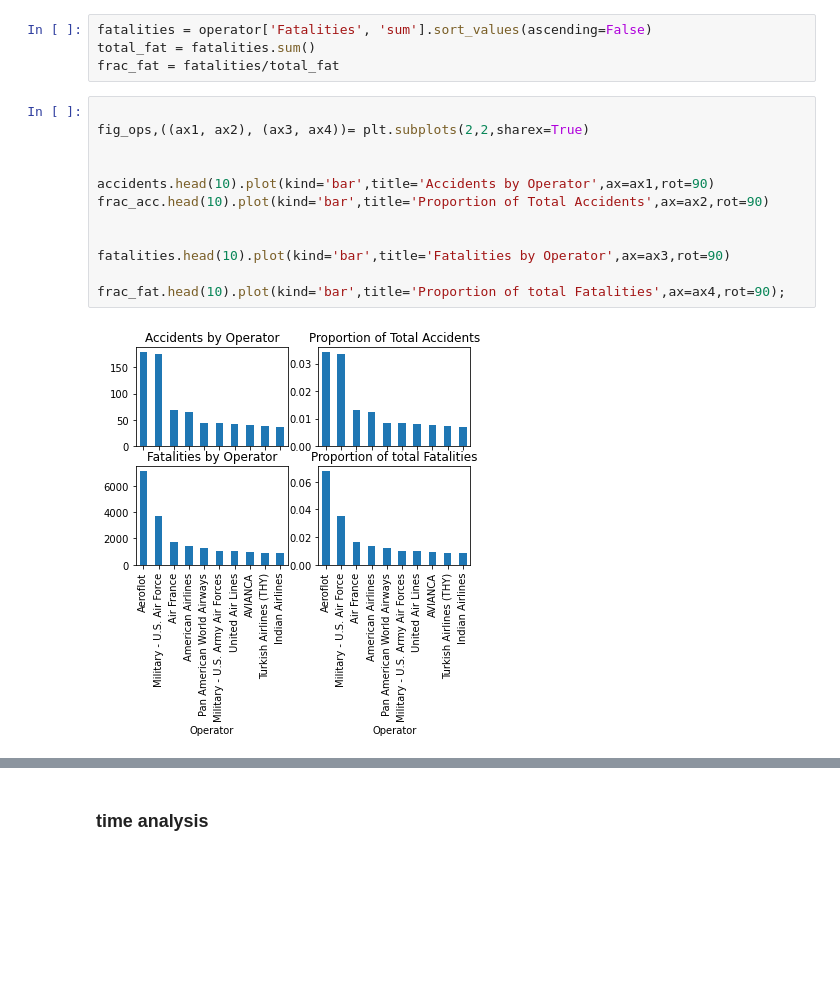
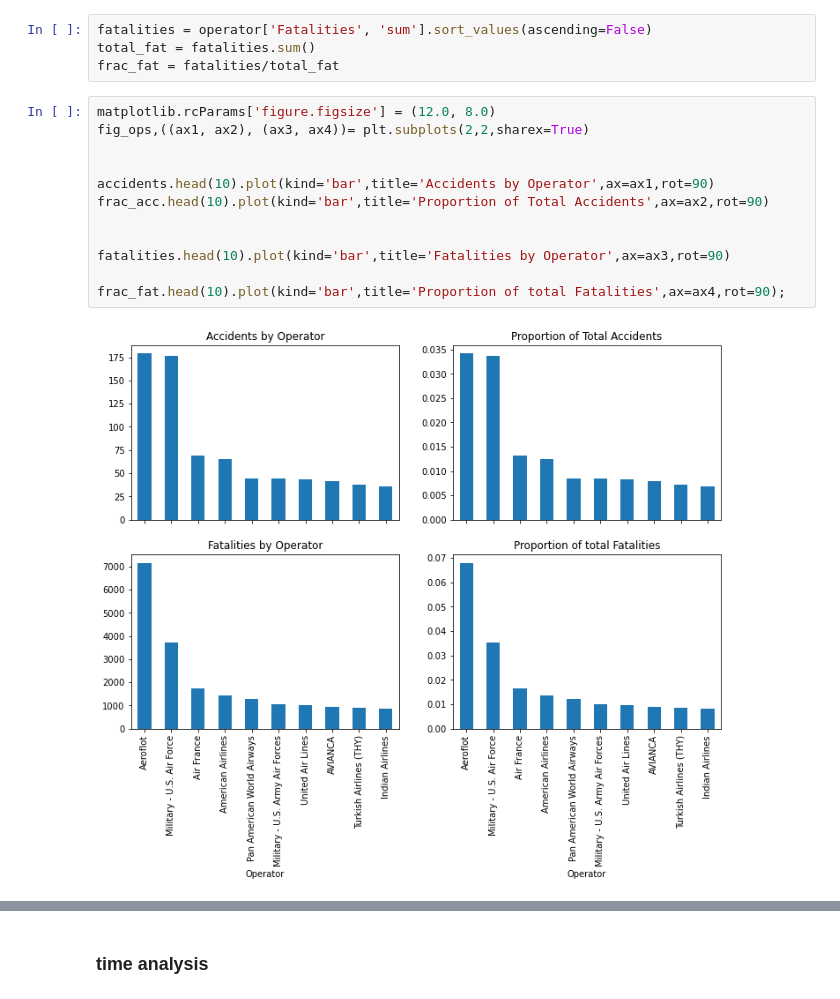
Before and after one commit to danch22/airplane_crash, a Jupyter notebook: airplane_crash.ipynb, the cells around one changed output, grey strips where cells are left out. Saved outputs shown, nothing was run; the diff lists cells and outputs as text; blank space fills up the shorter version.

```diff
--- a/airplane_crash.ipynb
+++ b/airplane_crash.ipynb
@@ -151,16 +162,16 @@ fatalities = operator['Fatalities', 'sum'].sort_values(ascending=False)
 total_fat = fatalities.sum()
 frac_fat = fatalities/total_fat
 # %%
-
+matplotlib.rcParams['figure.figsize'] = (12.0, 8.0)
 fig_ops,((ax1, ax2), (ax3, ax4))= plt.subplots(2,2,sharex=True)
 
 
 accidents.head(10).plot(kind='bar',title='Accidents by Operator',ax=ax1,rot=90)
 frac_acc.head(10).plot(kind='bar',title='Proportion of Total Accidents',ax=ax2,rot=90)
 
 
 fatalities.head(10).plot(kind='bar',title='Fatalities by Operator',ax=ax3,rot=90)
 
 frac_fat.head(10).plot(kind='bar',title='Proportion of total Fatalities',ax=ax4,rot=90);
 # %% [output]
-[figure, old version]
+[figure, new version]
```
Also changed, not shown: parts of 20 cells of this notebook, 1 other file.
